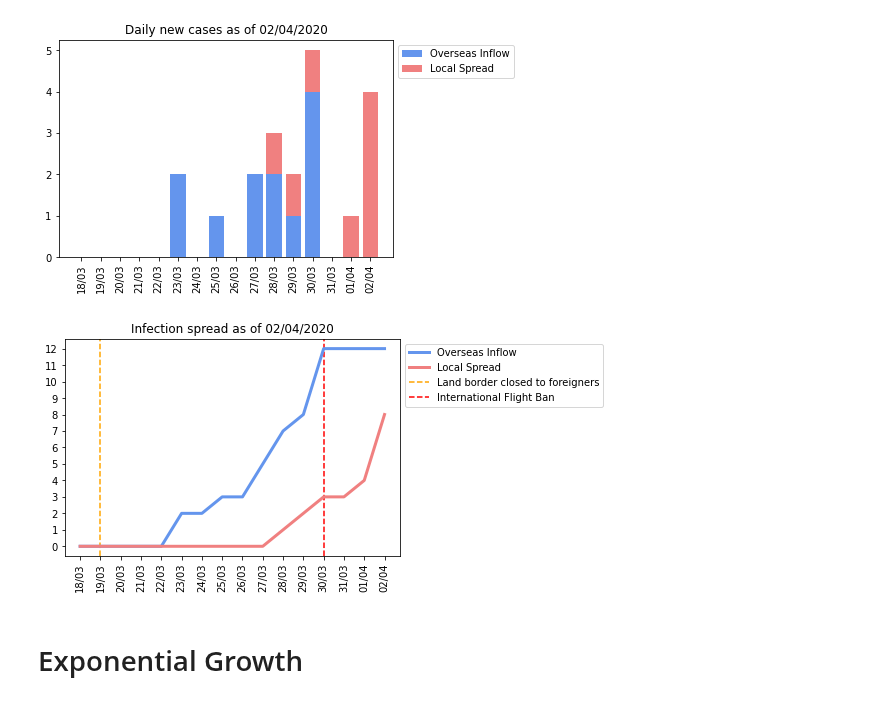
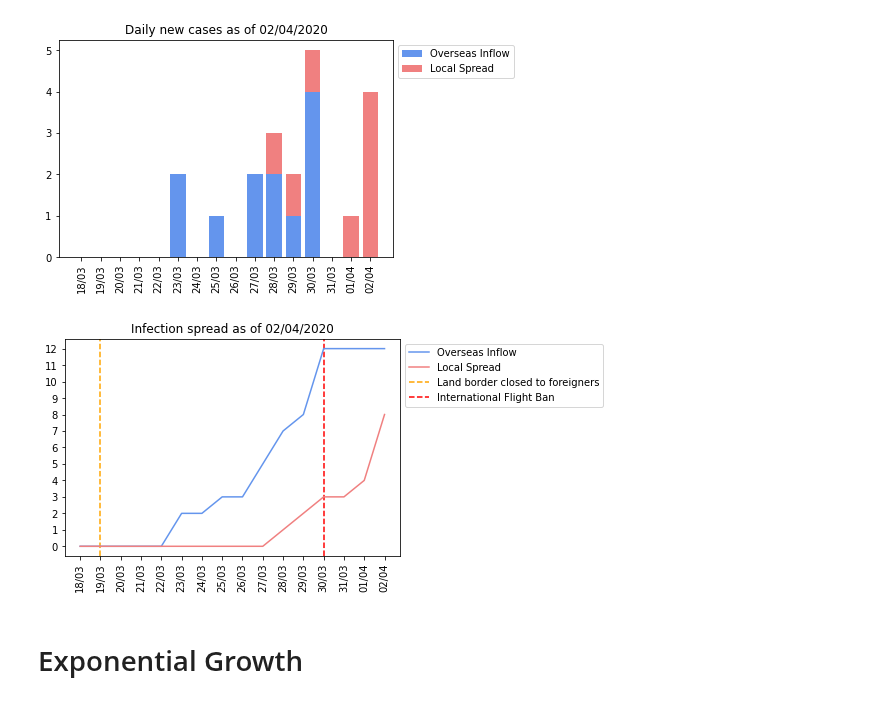
Before and after one commit to finerbrighterlighter/myanmar_covid19, a Jupyter notebook: exponential_growth.ipynb, the cells around one changed output. Cells and saved outputs as stored; diff of their text form; code cells hidden in the pictures.

```diff
--- a/exponential_growth.ipynb
+++ b/exponential_growth.ipynb
@@ -186,21 +186,21 @@ files.download(new_cases)
 # %%
 plt.xticks(xindex,pd.date_range(start=spread_trend_df.date.min(), end=spread_trend_df.date.max()).strftime('%d/%m'), fontsize=10, rotation=90)
 plt.gca().yaxis.set_major_locator(mticker.MultipleLocator(1))
 
 land_close_fore = plt.axvline(x=1, color="orange", linestyle="--")
 air_close = plt.axvline(x=12, color="red", linestyle="--")
-overseas_inflow = plt.plot(xindex, spread_trend_df["tot_overseas_inflow"], color="cornflowerblue",linewidth=3.0)
-local_spread = plt.plot(xindex, spread_trend_df["tot_local_spread"], color="lightcoral", linewidth=3.0)
+overseas_inflow = plt.plot(xindex, spread_trend_df["tot_overseas_inflow"], color="cornflowerblue")
+local_spread = plt.plot(xindex, spread_trend_df["tot_local_spread"], color="lightcoral")
 
 plt.title("Infection spread as of "+str(spread_trend_df.date.max().strftime("%d/%m/%Y")))
 plt.legend((overseas_inflow[0],local_spread[0],land_close_fore,air_close), ("Overseas Inflow", "Local Spread","Land border closed to foreigners","International Flight Ban"),loc='upper left', bbox_to_anchor=(1, 1))
 
 spread = str(df["ann_date"][df.index[-1]])+"_spread.svg"
 plt.savefig(spread, bbox_inches = "tight")
 plt.show()
 files.download(spread)
 # %% [output]
-[figure, old version]
+[figure, new version]
 # %% [markdown]
 # Exponential Growth
 # %%
```
Also changed, not shown: parts of 1 cell of this notebook.
